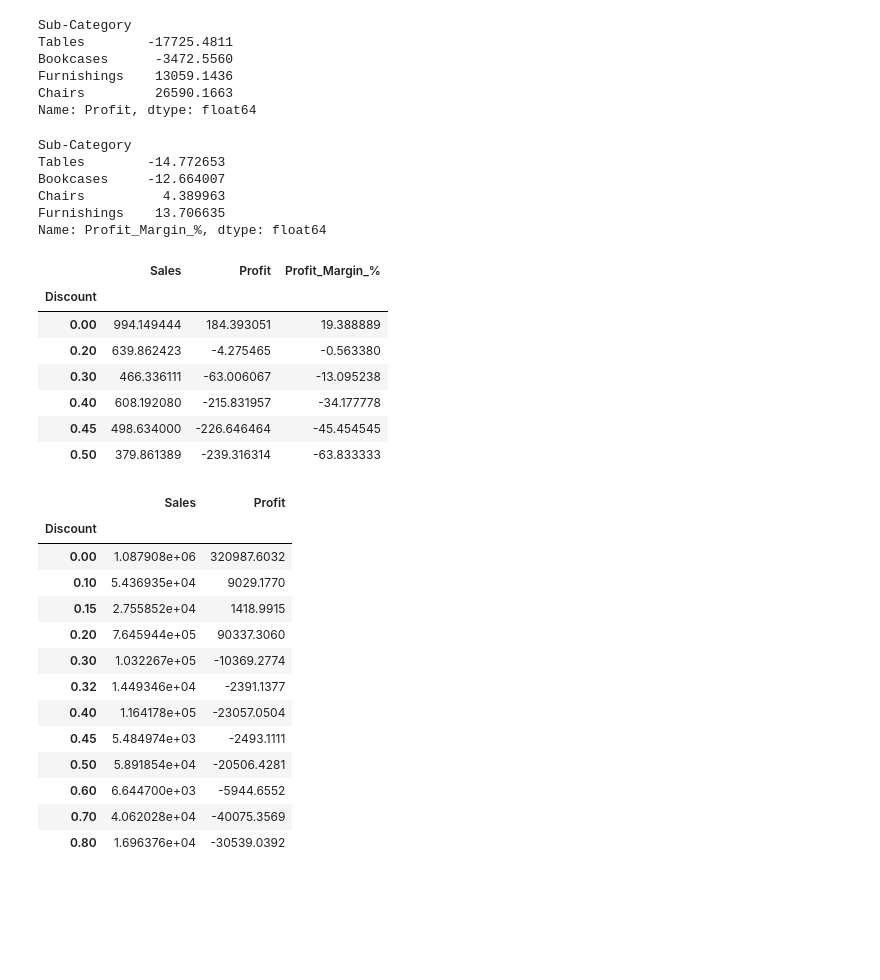
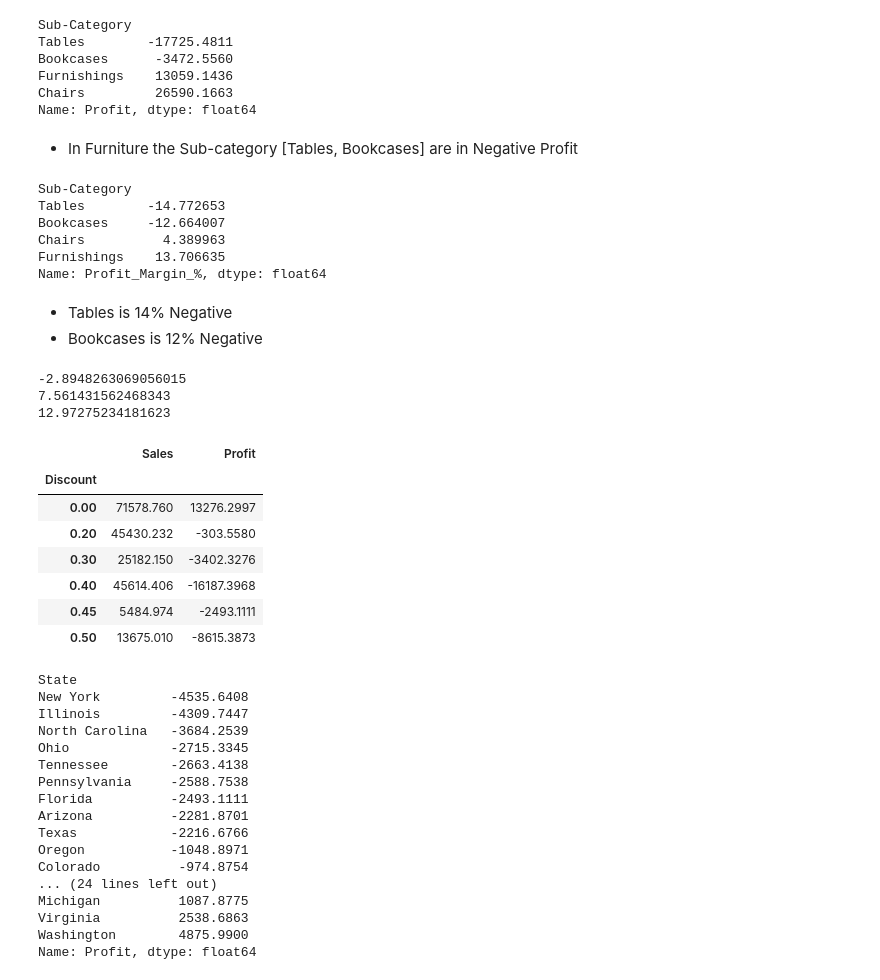
Before and after one commit to rahul-1419/RCA-Sales-Super-Store, a Jupyter notebook: RCA/RCA-Notebook.ipynb, the cells around one changed output. Drawn from its saved outputs; the diff is of its cells as text; code cells hidden in the pictures; blank space fills up the shorter version.

Commit message:
furniture-sight-done

```diff
--- a/RCA/RCA-Notebook.ipynb
+++ b/RCA/RCA-Notebook.ipynb
@@ -141,4 +159,6 @@ Bookcases      -3472.5560
 Furnishings    13059.1436
 Chairs         26590.1663
 Name: Profit, dtype: float64
+# %% [markdown]
+- In Furniture the Sub-category [Tables, Bookcases] are in Negative Profit
 # %%
@@ -152,32 +170,45 @@ Bookcases     -12.664007
 Chairs          4.389963
 Furnishings    13.706635
 Name: Profit_Margin_%, dtype: float64
+# %% [markdown]
+- Tables is 14% Negative
+- Bookcases is 12% Negative
+# %%
+print(products['Profit_Margin_%'].skew())
+print(products['Profit'].skew())
+print(products['Sales'].skew())
+# %% [output]
+-2.8948263069056015
+7.561431562468343
+12.97275234181623
 # %%
-products[products['Sub-Category'] == 'Tables'] \
-    .groupby('Discount')[['Sales','Profit','Profit_Margin_%']].mean()
+products[products['Sub-Category'] == 'Tables'].groupby('Discount')[['Sales', 'Profit']].sum()
 # %% [output]
-|  | Sales | Profit | Profit_Margin_% |
-| Discount |  |  |  |
-| 0.00 | 994.149444 | 184.393051 | 19.388889 |
-| 0.20 | 639.862423 | -4.275465 | -0.563380 |
-| 0.30 | 466.336111 | -63.006067 | -13.095238 |
-| 0.40 | 608.192080 | -215.831957 | -34.177778 |
-| 0.45 | 498.634000 | -226.646464 | -45.454545 |
-| 0.50 | 379.861389 | -239.316314 | -63.833333 |
+|  | Sales | Profit |
+| Discount |  |  |
+| 0.00 | 71578.760 | 13276.2997 |
+| 0.20 | 45430.232 | -303.5580 |
+| 0.30 | 25182.150 | -3402.3276 |
+| 0.40 | 45614.406 | -16187.3968 |
+| 0.45 | 5484.974 | -2493.1111 |
+| 0.50 | 13675.010 | -8615.3873 |
-# %%
-products.groupby('Discount')[['Sales', 'Profit']].sum()
-# %% [output]
-|  | Sales | Profit |
-| Discount |  |  |
-| 0.00 | 1.087908e+06 | 320987.6032 |
-| 0.10 | 5.436935e+04 | 9029.1770 |
-| 0.15 | 2.755852e+04 | 1418.9915 |
-| 0.20 | 7.645944e+05 | 90337.3060 |
-| 0.30 | 1.032267e+05 | -10369.2774 |
-| 0.32 | 1.449346e+04 | -2391.1377 |
-| 0.40 | 1.164178e+05 | -23057.0504 |
-| 0.45 | 5.484974e+03 | -2493.1111 |
-| 0.50 | 5.891854e+04 | -20506.4281 |
-| 0.60 | 6.644700e+03 | -5944.6552 |
-| 0.70 | 4.062028e+04 | -40075.3569 |
-| 0.80 | 1.696376e+04 | -30539.0392 |
+# %%
+df[df['Sub-Category'] == 'Tables'].groupby('State')['Profit'].sum().sort_values()
+# %% [output]
+State
+New York         -4535.6408
+Illinois         -4309.7447
+North Carolina   -3684.2539
+Ohio             -2715.3345
+Tennessee        -2663.4138
+Pennsylvania     -2588.7538
+Florida          -2493.1111
+Arizona          -2281.8701
+Texas            -2216.6766
+Oregon           -1048.8971
+Colorado          -974.8754
+... (24 lines left out)
+Michigan          1087.8775
+Virginia          2538.6863
+Washington        4875.9900
+Name: Profit, dtype: float64
```
Also changed, not shown: parts of 11 cells of this notebook.
